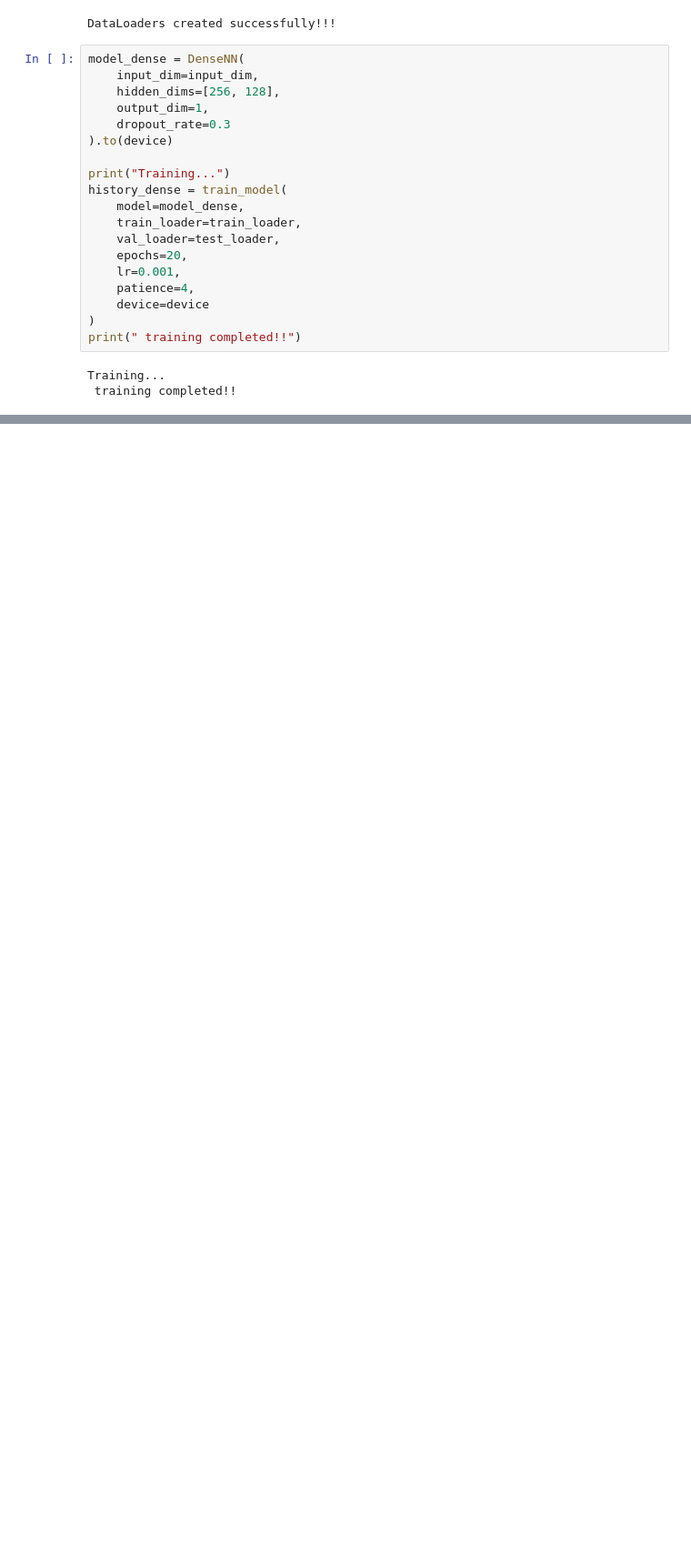
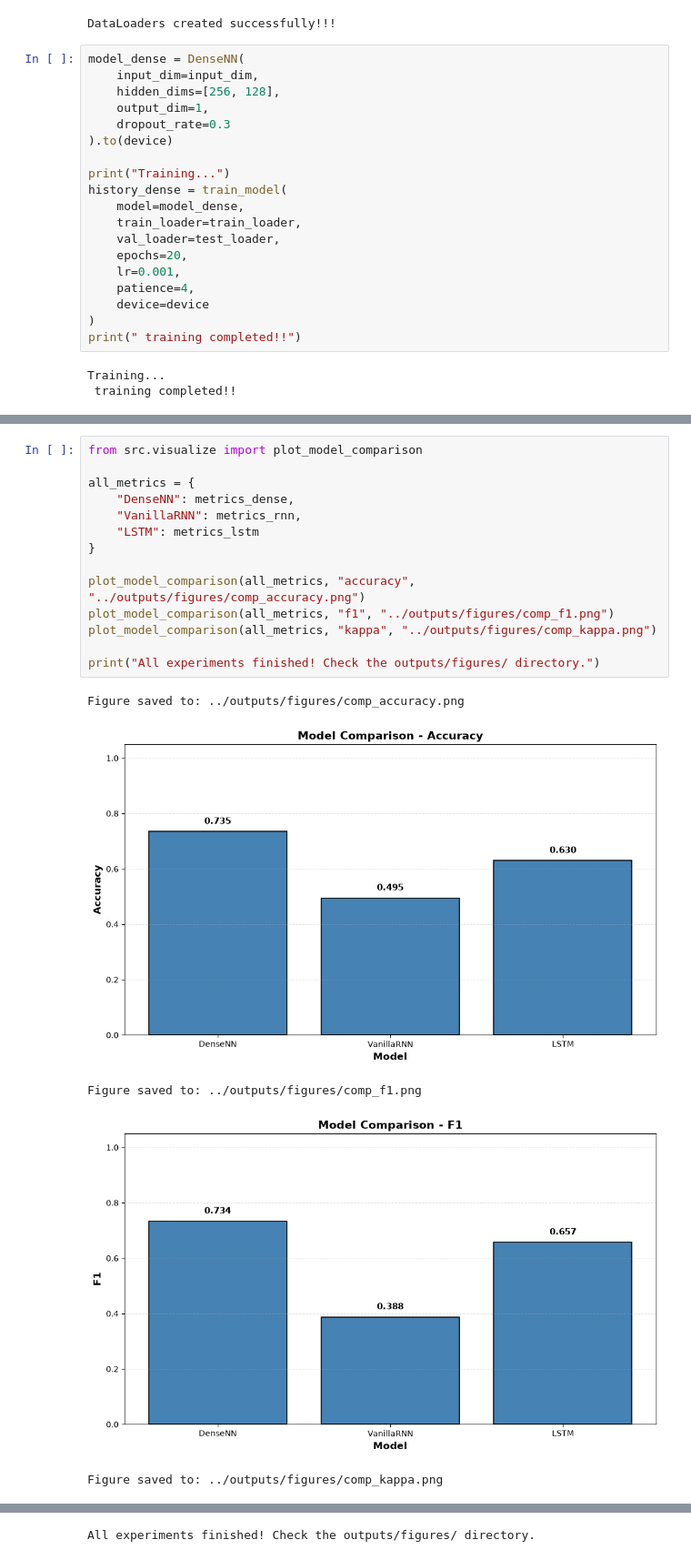
Before and after one commit to pabox123/JEHEJEHEJEHE, a Jupyter notebook: notebooks/03_dense_rnn_lstm.ipynb, the cells around one changed output, grey strips where cells are left out. Shown at 91% size. Cells and saved outputs as stored; diff of their text form; blank space fills up the shorter version.

```diff
--- a/notebooks/03_dense_rnn_lstm.ipynb
+++ b/notebooks/03_dense_rnn_lstm.ipynb
@@ -153,0 +308,20 @@ Figure saved to: ../outputs/figures/dense_confusion_matrix.png
+# %%
+from src.visualize import plot_model_comparison
+
+all_metrics = {
+    "DenseNN": metrics_dense,
+    "VanillaRNN": metrics_rnn,
+    "LSTM": metrics_lstm
+}
+
+plot_model_comparison(all_metrics, "accuracy", "../outputs/figures/comp_accuracy.png")
+plot_model_comparison(all_metrics, "f1", "../outputs/figures/comp_f1.png")
+plot_model_comparison(all_metrics, "kappa", "../outputs/figures/comp_kappa.png")
+
+print("All experiments finished! Check the outputs/figures/ directory.")
+# %% [output]
+Figure saved to: ../outputs/figures/comp_accuracy.png
+[figure, added]
+Figure saved to: ../outputs/figures/comp_f1.png
+[figure, added]
+Figure saved to: ../outputs/figures/comp_kappa.png
@@ -153,0 +329 @@ Figure saved to: ../outputs/figures/dense_confusion_matrix.png
+All experiments finished! Check the outputs/figures/ directory.
```
Also changed, not shown: parts of 8 cells of this notebook, 9 other files.
